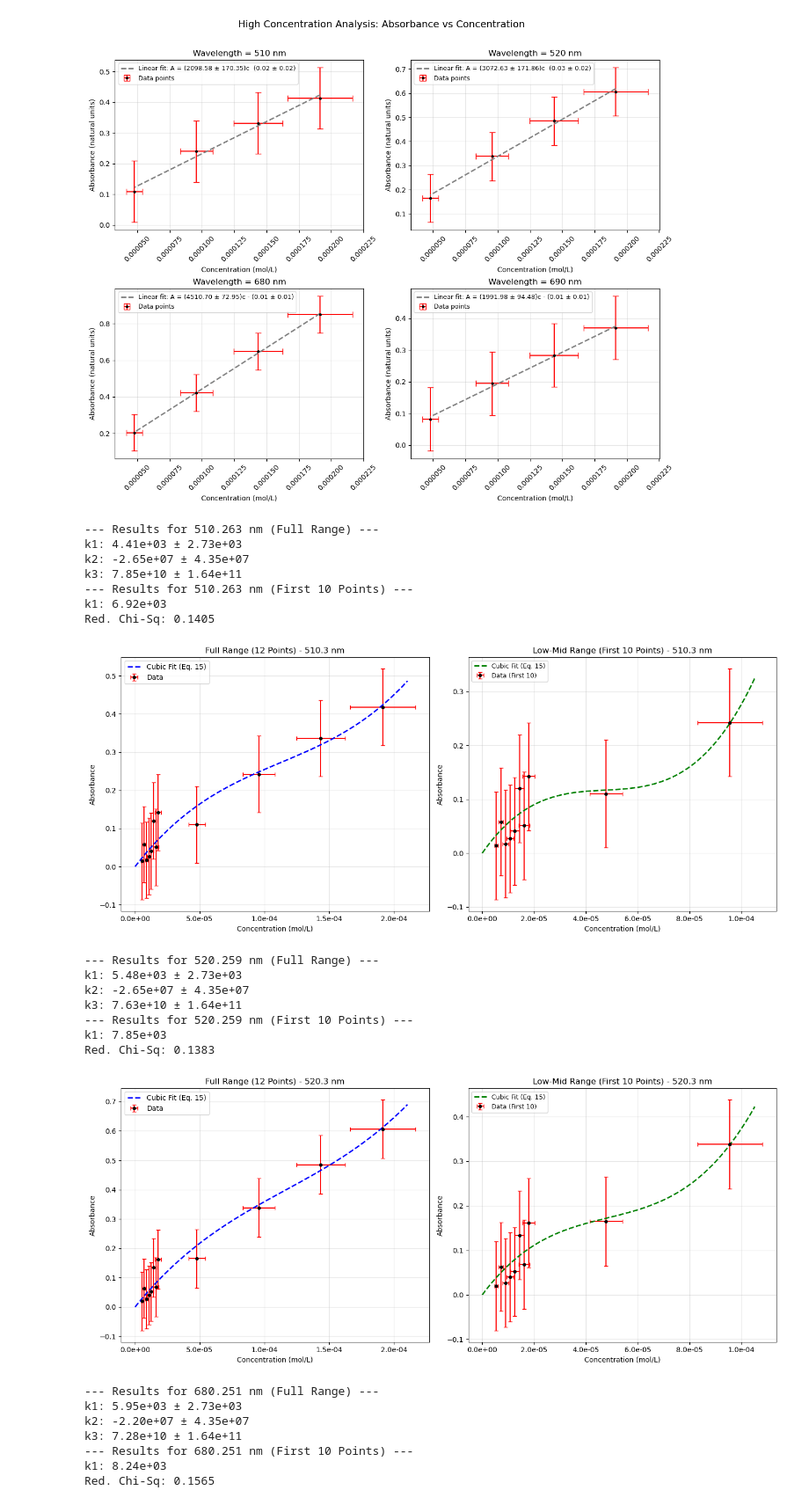
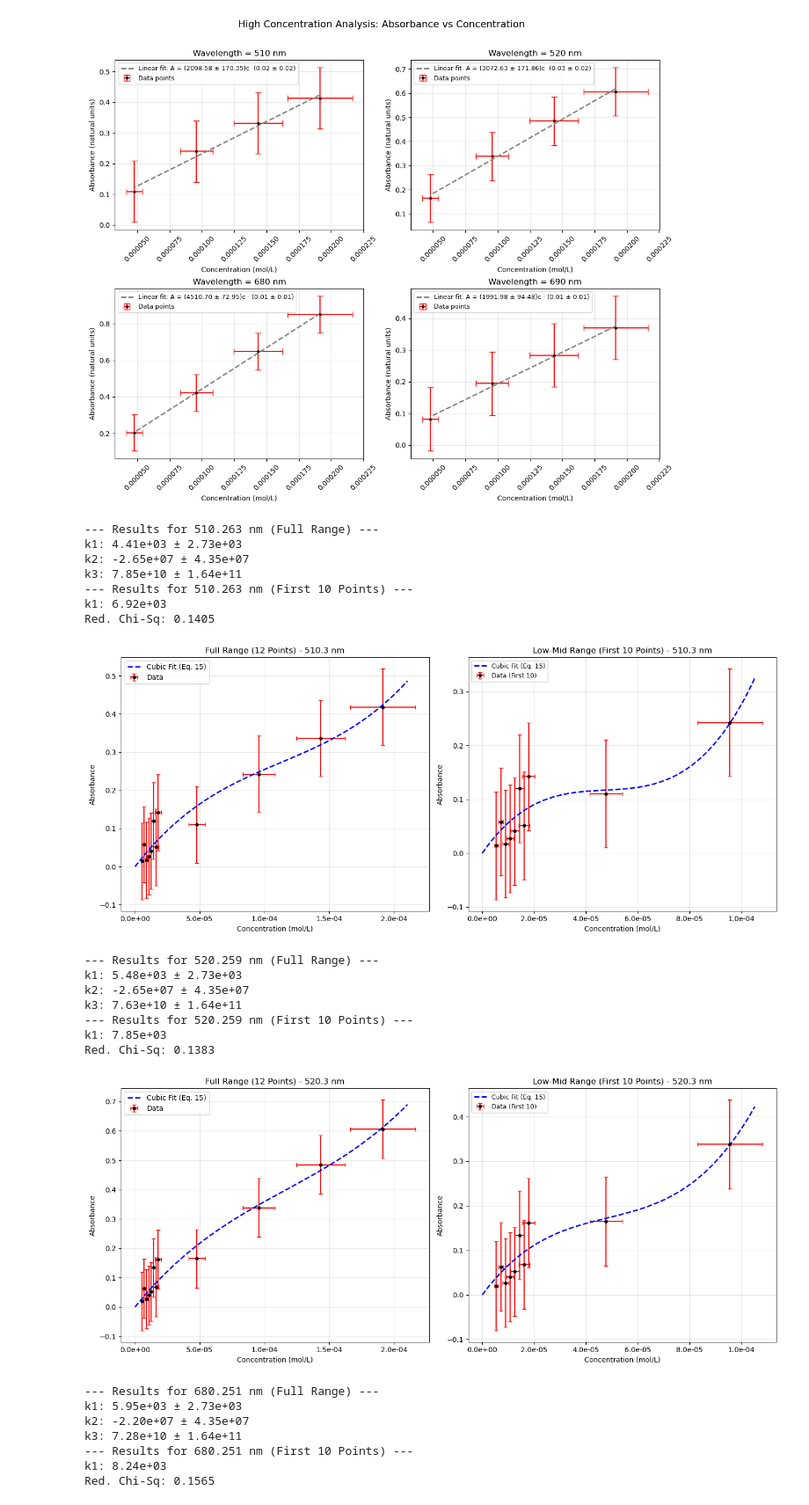
Before and after one commit to mjyazar/Waves-and-Optics-Experiment, a Jupyter notebook: main.ipynb, the cells around one changed output. Shown at 88% size. Drawn from its saved outputs; the diff is of its cells as text; code cells hidden in the pictures.

```diff
--- a/main.ipynb
+++ b/main.ipynb
@@ -443,35 +443,35 @@ for i, target_wl in enumerate(target_wavelengths):
     x_fit_sub = np.linspace(0, max(x_sub)*1.1, 100)
     y_fit_sub = k1_s * x_fit_sub + k2_s * x_fit_sub**2 + k3_s * x_fit_sub**3
 
     # Calculate Chi-Square
     y_pred = k1_s * x_sub + k2_s * x_sub**2 + k3_s * x_sub**3
     chi_sq = np.sum(((y_sub - y_pred) / absorbance_error)**2)
     red_chi_sq = chi_sq / (len(y_sub) - 3)
 
-    ax2.plot(x_fit_sub, y_fit_sub, 'g--', linewidth=2, label='Cubic Fit (Eq. 15)')
+    ax2.plot(x_fit_sub, y_fit_sub, 'b--', linewidth=2, label='Cubic Fit (Eq. 15)')
     ax2.set_title(f'Low-Mid Range (First 10 Points) - {target_wl:.1f} nm')
     ax2.set_xlabel('Concentration (mol/L)')
     ax2.set_ylabel('Absorbance')
     ax2.legend(fontsize=9)
     ax2.grid(True, alpha=0.3)
     ax2.xaxis.set_major_formatter(ticker.FormatStrFormatter('%.1e'))
 
     print(f"--- Results for {target_wl} nm (First 10 Points) ---")
     print(f"k1: {k1_s:.2e}")
     print(f"Red. Chi-Sq: {red_chi_sq:.4f}")
 
     plt.tight_layout()
     plt.show()
     fig.savefig(f'{target_wl} nm.png', dpi=300)
 # %% [output]
 --- Results for 510.263 nm (Full Range) ---
 k1: 4.41e+03 ± 2.73e+03
 k2: -2.65e+07 ± 4.35e+07
 k3: 7.85e+10 ± 1.64e+11
 --- Results for 510.263 nm (First 10 Points) ---
 k1: 6.92e+03
 Red. Chi-Sq: 0.1405
-[figure, old version]
+[figure, new version]
 --- Results for 520.259 nm (Full Range) ---
 k1: 5.48e+03 ± 2.73e+03
 k2: -2.65e+07 ± 4.35e+07
@@ -479,7 +479,7 @@ k3: 7.63e+10 ± 1.64e+11
 --- Results for 520.259 nm (First 10 Points) ---
 k1: 7.85e+03
 Red. Chi-Sq: 0.1383
-[figure, old version]
+[figure, new version]
 --- Results for 680.251 nm (Full Range) ---
 k1: 5.95e+03 ± 2.73e+03
 k2: -2.20e+07 ± 4.35e+07
```
Also changed, not shown: parts of 1 cell of this notebook, 5 other files.
